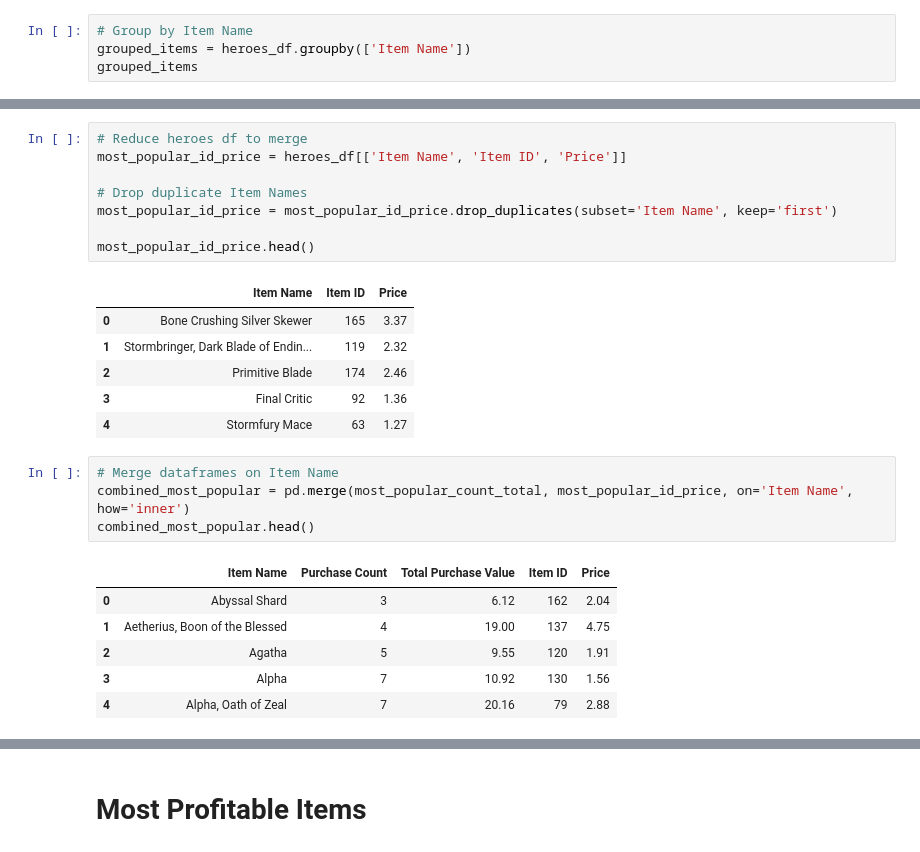
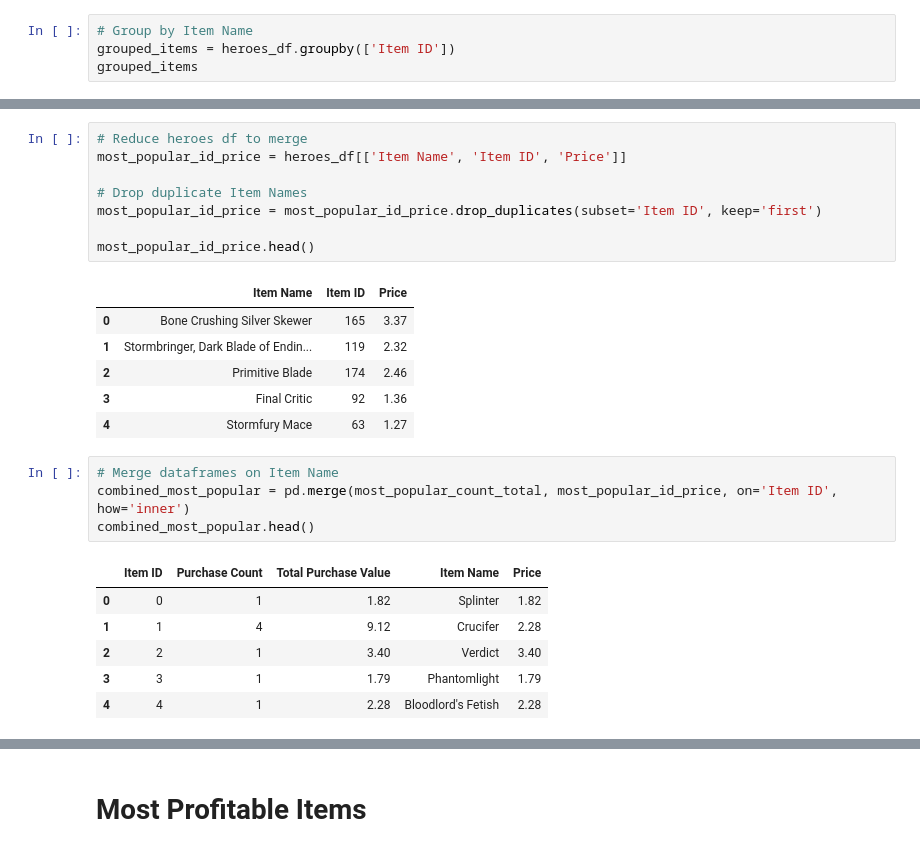
Before and after one commit to Jayleh/heroes-of-pymoli-city, a Jupyter notebook: HeroesOfPymoli/Heroes Of Pymoli Data Analysis.ipynb, the cells around one changed output, grey strips where cells are left out. Cells and saved outputs as stored; diff of their text form.

Commit message:
unique items by item id, not name, updated readme

```diff
--- a/HeroesOfPymoli/Heroes Of Pymoli Data Analysis.ipynb
+++ b/HeroesOfPymoli/Heroes Of Pymoli Data Analysis.ipynb
@@ -386,7 +386,7 @@ top_spenders_analysis.head()
 # Most Popular Items
 # %%
 # Group by Item Name
-grouped_items = heroes_df.groupby(['Item Name'])
+grouped_items = heroes_df.groupby(['Item ID'])
 grouped_items
 # %% [output]
 <pandas.core.groupby.DataFrameGroupBy object at 0x...>
@@ -425,7 +425,7 @@ most_popular_count_total.head()
 most_popular_id_price = heroes_df[['Item Name', 'Item ID', 'Price']]
 
 # Drop duplicate Item Names
-most_popular_id_price = most_popular_id_price.drop_duplicates(subset='Item Name', keep='first')
+most_popular_id_price = most_popular_id_price.drop_duplicates(subset='Item ID', keep='first')
 
 most_popular_id_price.head()
 # %% [output]
@@ -437,15 +437,15 @@ most_popular_id_price.head()
 | 4 | Stormfury Mace | 63 | 1.27 |
 # %%
 # Merge dataframes on Item Name
-combined_most_popular = pd.merge(most_popular_count_total, most_popular_id_price, on='Item Name', how='inner')
+combined_most_popular = pd.merge(most_popular_count_total, most_popular_id_price, on='Item ID', how='inner')
 combined_most_popular.head()
 # %% [output]
-|  | Item Name | Purchase Count | Total Purchase Value | Item ID | Price |
-| 0 | Abyssal Shard | 3 | 6.12 | 162 | 2.04 |
-| 1 | Aetherius, Boon of the Blessed | 4 | 19.00 | 137 | 4.75 |
-| 2 | Agatha | 5 | 9.55 | 120 | 1.91 |
-| 3 | Alpha | 7 | 10.92 | 130 | 1.56 |
-| 4 | Alpha, Oath of Zeal | 7 | 20.16 | 79 | 2.88 |
+|  | Item ID | Purchase Count | Total Purchase Value | Item Name | Price |
+| 0 | 0 | 1 | 1.82 | Splinter | 1.82 |
+| 1 | 1 | 4 | 9.12 | Crucifer | 2.28 |
+| 2 | 2 | 1 | 3.40 | Verdict | 3.40 |
+| 3 | 3 | 1 | 1.79 | Phantomlight | 1.79 |
+| 4 | 4 | 1 | 2.28 | Bloodlord's Fetish | 2.28 |
 # %%
 # Rename Price column
 most_popular_analysis = combined_most_popular.rename(columns={'Price': 'Item Price'})
```
Also changed, not shown: parts of 6 cells of this notebook, 1 other file.
